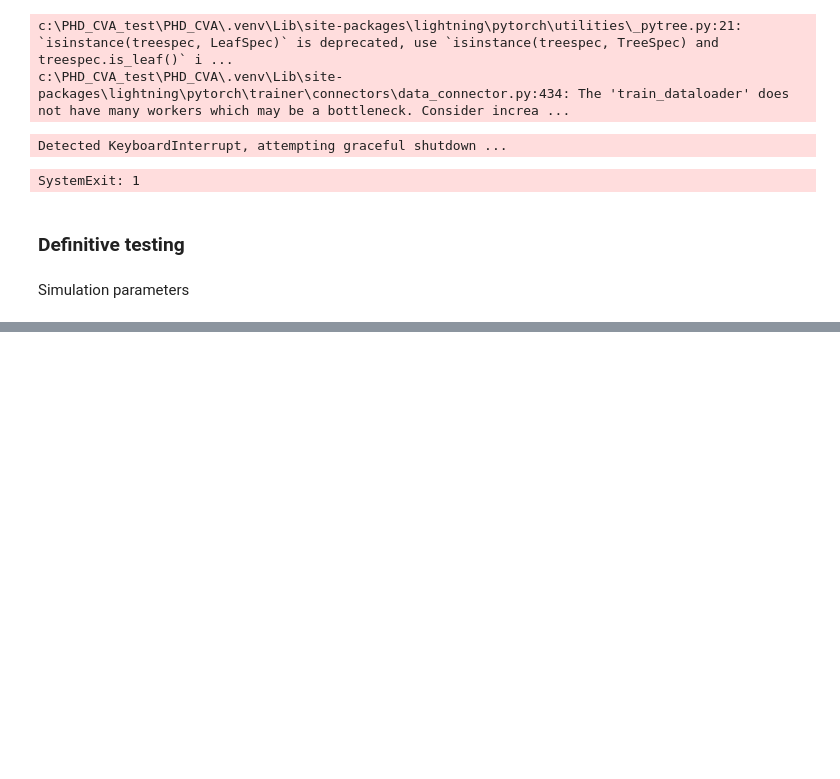
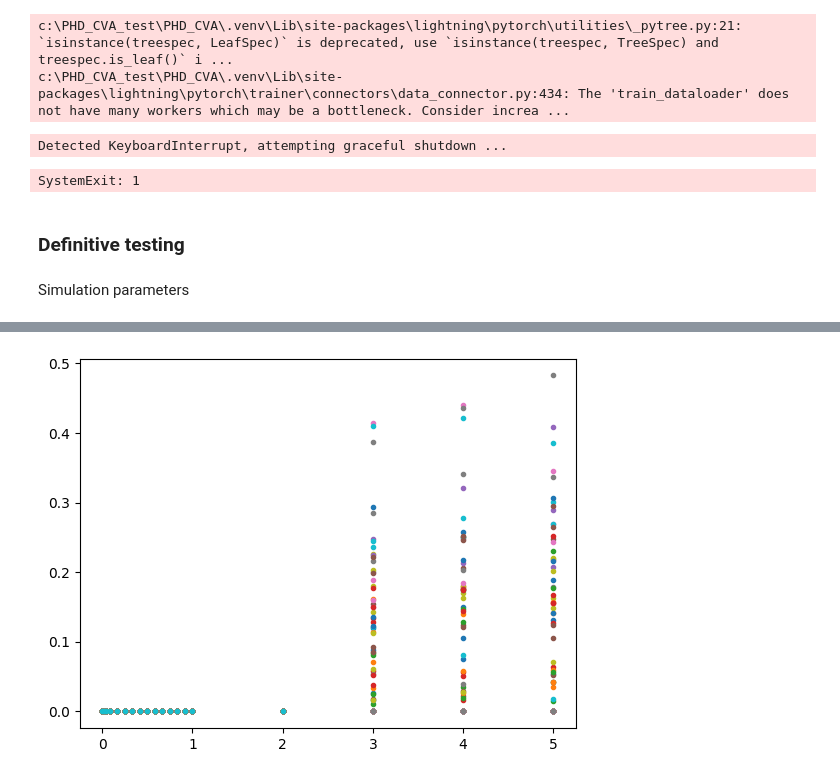
Before and after one commit to Lolillosky/PHD_CVA, a Jupyter notebook: NOTEBOOKS/PaperNotebooks/Model_tests.ipynb, the cells around one changed output, grey strips where cells are left out. Saved outputs shown, nothing was run; the diff lists cells and outputs as text; code cells hidden in the pictures; blank space fills up the shorter version.

```diff
--- a/NOTEBOOKS/PaperNotebooks/Model_tests.ipynb
+++ b/NOTEBOOKS/PaperNotebooks/Model_tests.ipynb
@@ -590,0 +591,4 @@ plt.plot(cf_handler.simulation_dates, cashflows_matrix[0:4].T);
+# %%
+plt.plot(cf_handler.ccr_dates, sum_discounted_cf_ccr_intervals[0:100].T, '.');
+# %% [output]
+[figure, added]
```
Also changed, not shown: parts of 2 cells of this notebook, 1 other file.
